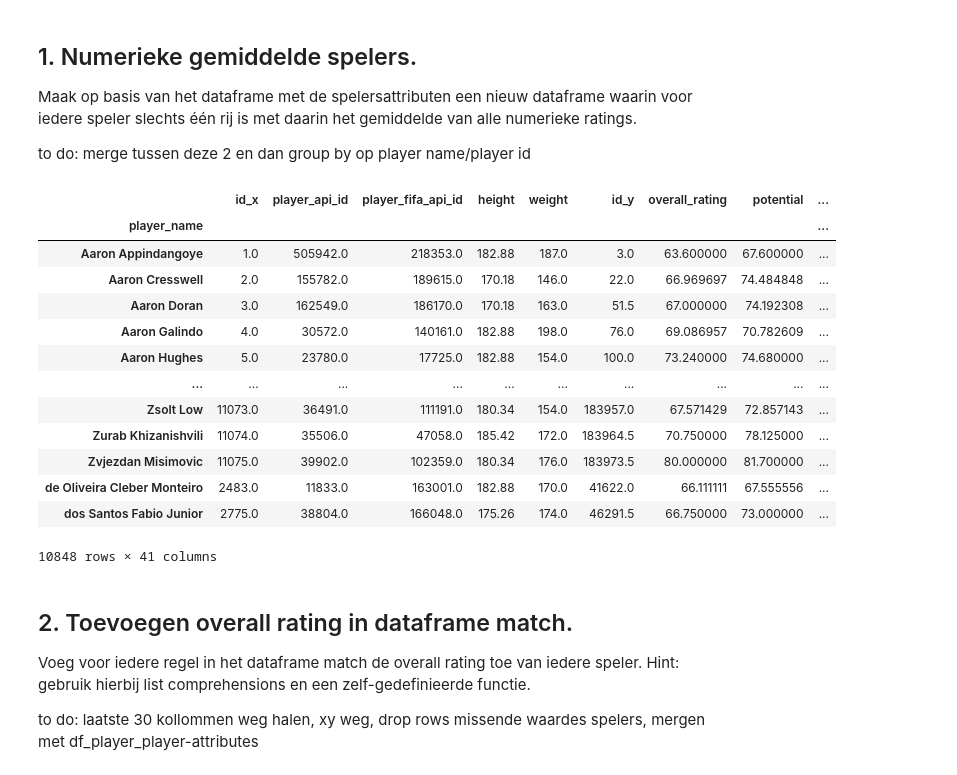
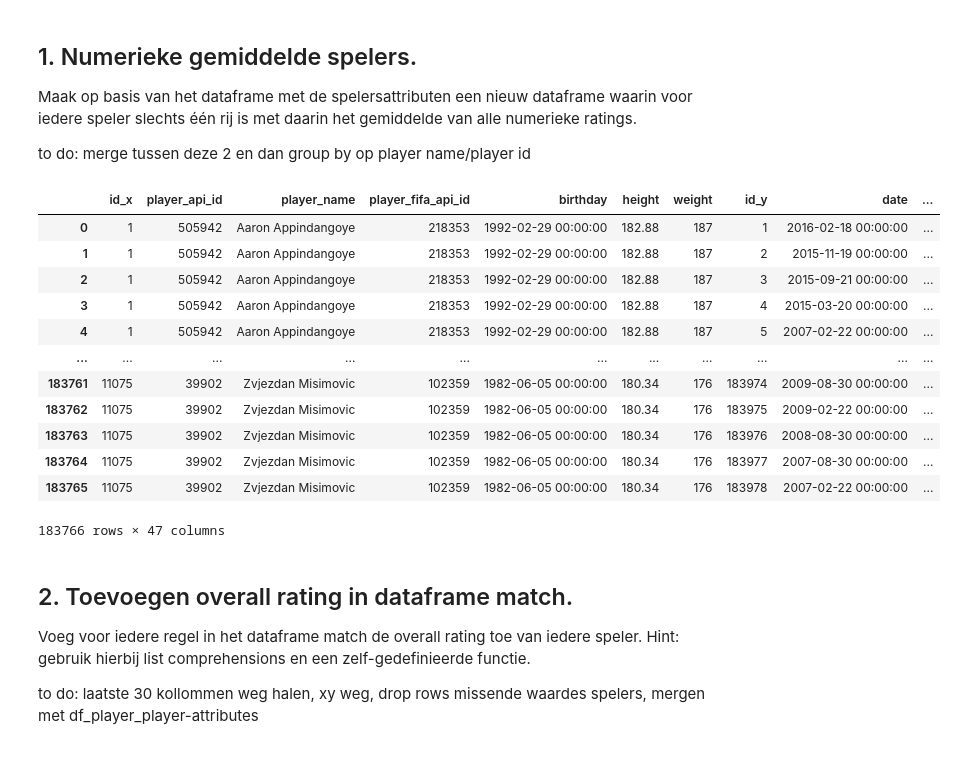
Before and after one commit to BartJeninga/2BDatalab, a Jupyter notebook: DataLab II Main v3.1.ipynb, the cells around one changed output. Cells and saved outputs as stored; diff of their text form; code cells hidden in the pictures.

```diff
--- a/DataLab II Main v3.1.ipynb
+++ b/DataLab II Main v3.1.ipynb
@@ -667,22 +667,21 @@ to do: merge tussen deze 2 en dan group by op player name/player id
 # %%
 df_p_pa = df_player.merge(df_player_attributes, on=['player_api_id', 'player_fifa_api_id'])
 df_p_pa_avg = df_p_pa.groupby('player_name').mean()
-display(df_p_pa_avg)
+display(df_p_pa)
 # %% [output]
-|  | id_x | player_api_id | player_fifa_api_id | height | weight | id_y | overall_rating | potential | ... |
-| player_name |  |  |  |  |  |  |  |  | ... |
-| Aaron Appindangoye | 1.0 | 505942.0 | 218353.0 | 182.88 | 187.0 | 3.0 | 63.600000 | 67.600000 | ... |
-| Aaron Cresswell | 2.0 | 155782.0 | 189615.0 | 170.18 | 146.0 | 22.0 | 66.969697 | 74.484848 | ... |
-| Aaron Doran | 3.0 | 162549.0 | 186170.0 | 170.18 | 163.0 | 51.5 | 67.000000 | 74.192308 | ... |
-| Aaron Galindo | 4.0 | 30572.0 | 140161.0 | 182.88 | 198.0 | 76.0 | 69.086957 | 70.782609 | ... |
-| Aaron Hughes | 5.0 | 23780.0 | 17725.0 | 182.88 | 154.0 | 100.0 | 73.240000 | 74.680000 | ... |
-| ... | ... | ... | ... | ... | ... | ... | ... | ... | ... |
-| Zsolt Low | 11073.0 | 36491.0 | 111191.0 | 180.34 | 154.0 | 183957.0 | 67.571429 | 72.857143 | ... |
-| Zurab Khizanishvili | 11074.0 | 35506.0 | 47058.0 | 185.42 | 172.0 | 183964.5 | 70.750000 | 78.125000 | ... |
-| Zvjezdan Misimovic | 11075.0 | 39902.0 | 102359.0 | 180.34 | 176.0 | 183973.5 | 80.000000 | 81.700000 | ... |
-| de Oliveira Cleber Monteiro | 2483.0 | 11833.0 | 163001.0 | 182.88 | 170.0 | 41622.0 | 66.111111 | 67.555556 | ... |
-| dos Santos Fabio Junior | 2775.0 | 38804.0 | 166048.0 | 175.26 | 174.0 | 46291.5 | 66.750000 | 73.000000 | ... |
+|  | id_x | player_api_id | player_name | player_fifa_api_id | birthday | height | weight | id_y | date | ... |
+| 0 | 1 | 505942 | Aaron Appindangoye | 218353 | 1992-02-29 00:00:00 | 182.88 | 187 | 1 | 2016-02-18 00:00:00 | ... |
+| 1 | 1 | 505942 | Aaron Appindangoye | 218353 | 1992-02-29 00:00:00 | 182.88 | 187 | 2 | 2015-11-19 00:00:00 | ... |
+| 2 | 1 | 505942 | Aaron Appindangoye | 218353 | 1992-02-29 00:00:00 | 182.88 | 187 | 3 | 2015-09-21 00:00:00 | ... |
+| 3 | 1 | 505942 | Aaron Appindangoye | 218353 | 1992-02-29 00:00:00 | 182.88 | 187 | 4 | 2015-03-20 00:00:00 | ... |
+| 4 | 1 | 505942 | Aaron Appindangoye | 218353 | 1992-02-29 00:00:00 | 182.88 | 187 | 5 | 2007-02-22 00:00:00 | ... |
+| ... | ... | ... | ... | ... | ... | ... | ... | ... | ... | ... |
+| 183761 | 11075 | 39902 | Zvjezdan Misimovic | 102359 | 1982-06-05 00:00:00 | 180.34 | 176 | 183974 | 2009-08-30 00:00:00 | ... |
+| 183762 | 11075 | 39902 | Zvjezdan Misimovic | 102359 | 1982-06-05 00:00:00 | 180.34 | 176 | 183975 | 2009-02-22 00:00:00 | ... |
+| 183763 | 11075 | 39902 | Zvjezdan Misimovic | 102359 | 1982-06-05 00:00:00 | 180.34 | 176 | 183976 | 2008-08-30 00:00:00 | ... |
+| 183764 | 11075 | 39902 | Zvjezdan Misimovic | 102359 | 1982-06-05 00:00:00 | 180.34 | 176 | 183977 | 2007-08-30 00:00:00 | ... |
+| 183765 | 11075 | 39902 | Zvjezdan Misimovic | 102359 | 1982-06-05 00:00:00 | 180.34 | 176 | 183978 | 2007-02-22 00:00:00 | ... |
-10848 rows × 41 columns
+183766 rows × 47 columns
 # %% [markdown]
 ## 2. Toevoegen overall rating in dataframe match. <a name="overallrating"></a>
 Voeg voor iedere regel in het dataframe match de overall rating toe van iedere speler. Hint: gebruik hierbij list comprehensions en een zelf-gedefinieerde functie.
```
Also changed, not shown: parts of 4 cells of this notebook.
